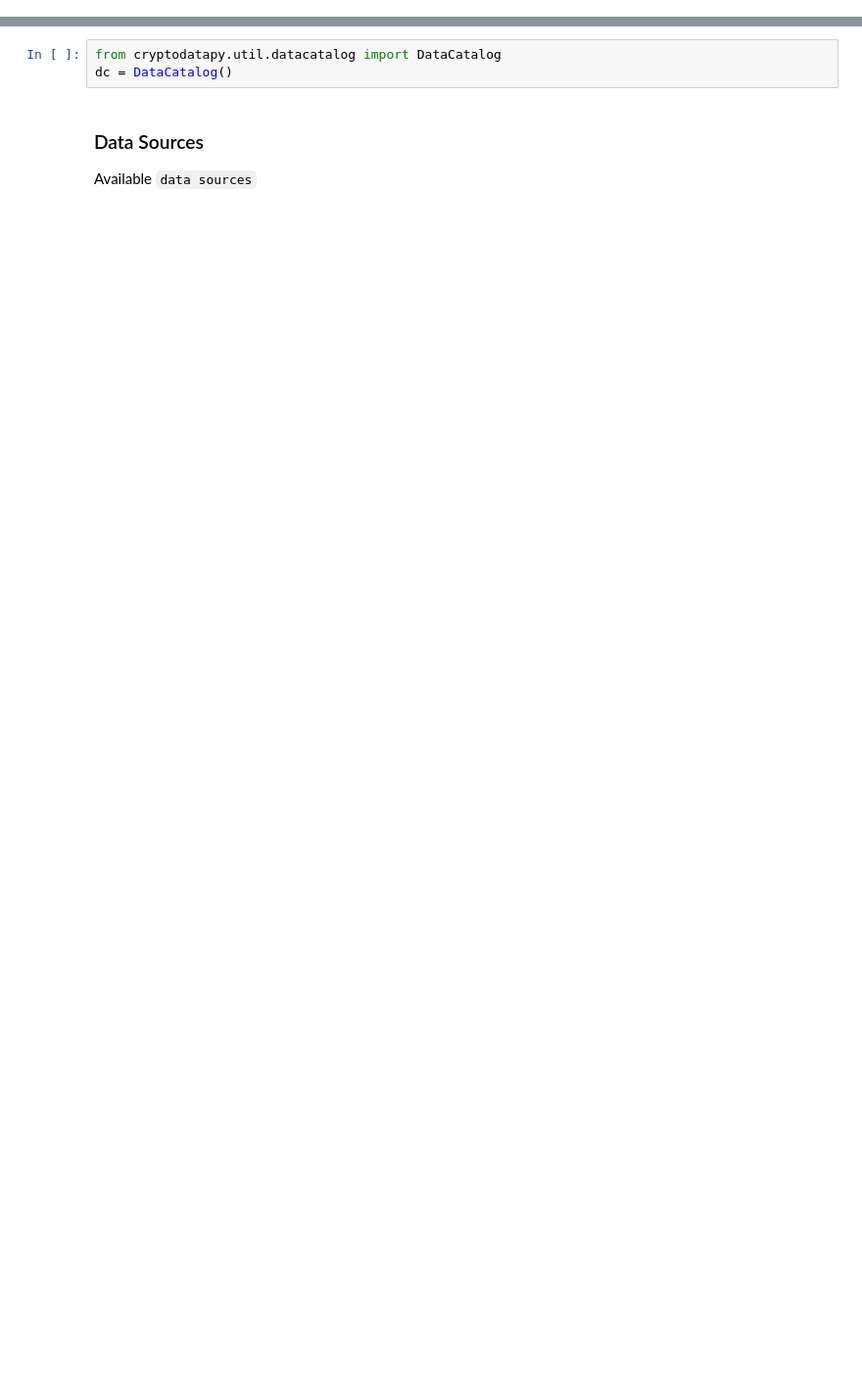
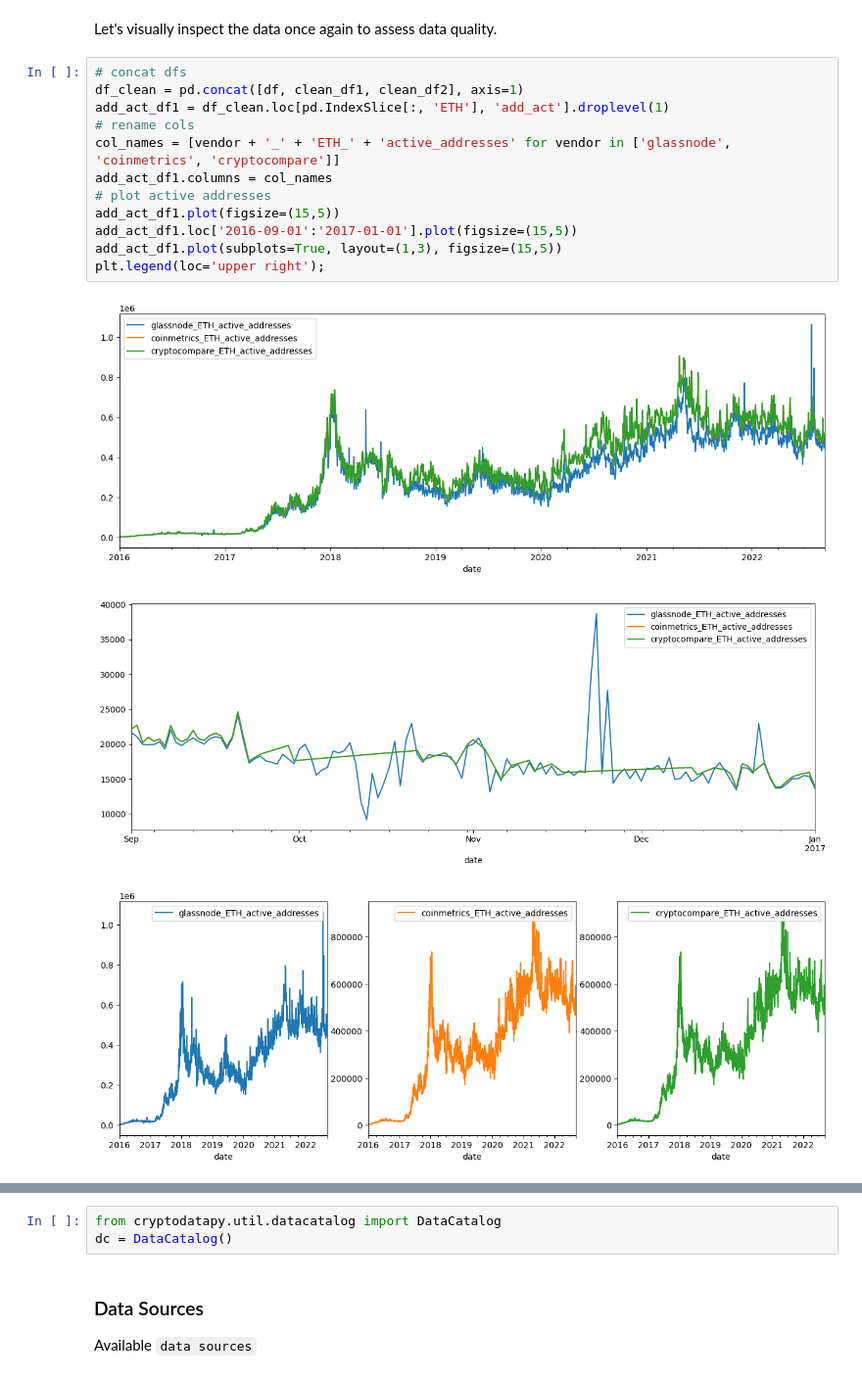
Before and after one commit to systamental/cryptodatapy, a Jupyter notebook: docs/example.ipynb, the cells around one changed output, grey strips where cells are left out. Shown: that part at 98% size. Drawn from its saved outputs; the diff is of its cells as text; blank space fills up the shorter version.

```diff
--- a/docs/example.ipynb
+++ b/docs/example.ipynb
@@ -31,0 +122,18 @@ Key features of the library include:
+# %% [markdown]
+Let's visually inspect the data once again to assess data quality.
+# %%
+# concat dfs
+df_clean = pd.concat([df, clean_df1, clean_df2], axis=1)
+add_act_df1 = df_clean.loc[pd.IndexSlice[:, 'ETH'], 'add_act'].droplevel(1)
+# rename cols
+col_names = [vendor + '_' + 'ETH_' + 'active_addresses' for vendor in ['glassnode', 'coinmetrics', 'cryptocompare']]
+add_act_df1.columns = col_names
+# plot active addresses
+add_act_df1.plot(figsize=(15,5))
+add_act_df1.loc['2016-09-01':'2017-01-01'].plot(figsize=(15,5))
+add_act_df1.plot(subplots=True, layout=(1,3), figsize=(15,5))
+plt.legend(loc='upper right');
+# %% [output]
+[figure, added]
+[figure, added]
+[figure, added]
```
Also changed, not shown: parts of 58 cells of this notebook.
